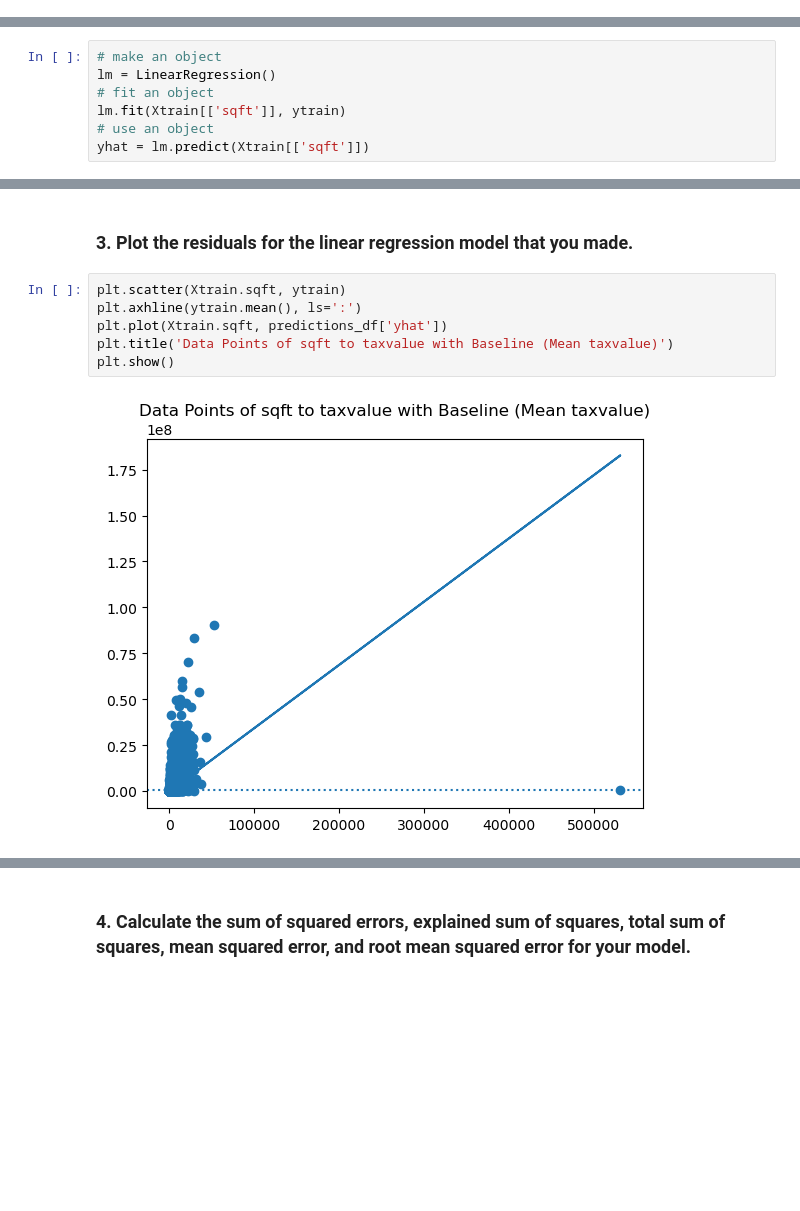
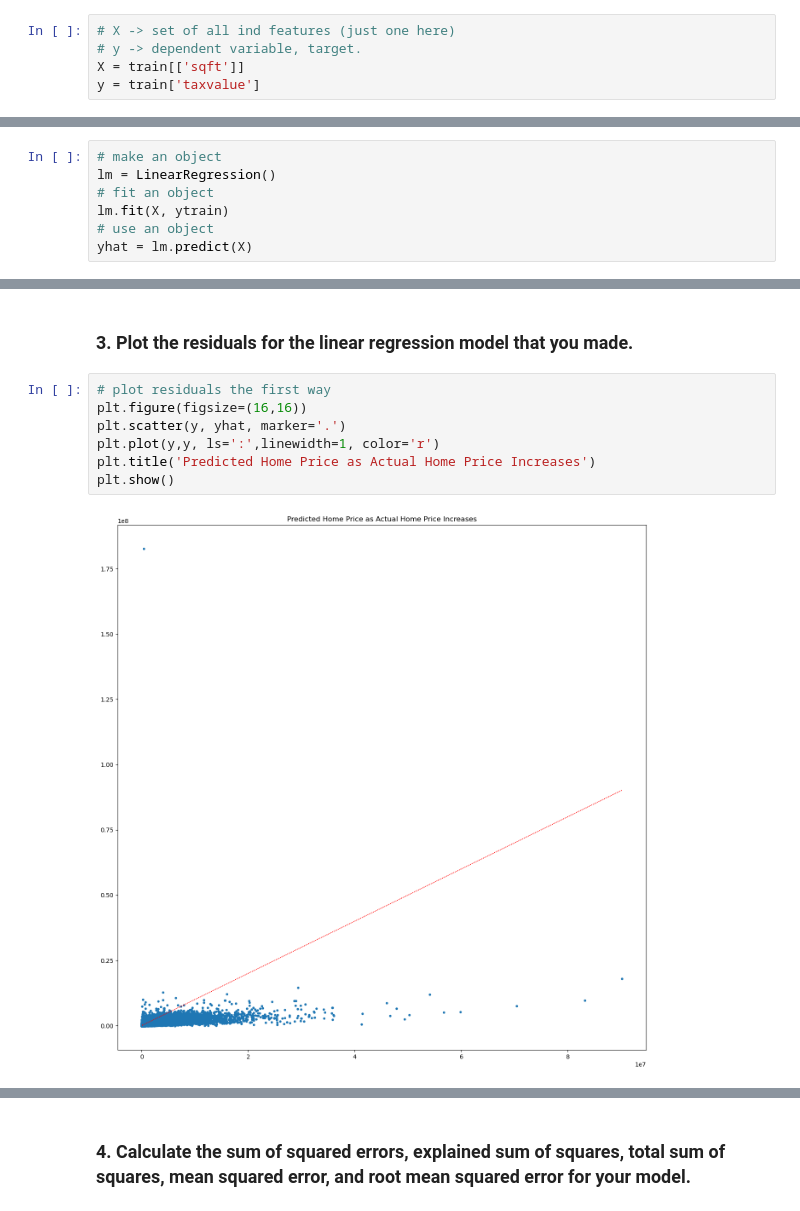
Before and after one commit to Segura-Jorge/regression-exercises, a Jupyter notebook: evaluate.ipynb, the cells around one changed output, grey strips where cells are left out. Drawn from its saved outputs; the diff is of its cells as text; blank space fills up the shorter version.

```diff
--- a/evaluate.ipynb
+++ b/evaluate.ipynb
@@ -84,6 +86,11 @@ ytrain
 278295     407928
 774830     305061
 Name: taxvalue, Length: 1283062, dtype: int64
+# %%
+# X -> set of all ind features (just one here)
+# y -> dependent variable, target.
+X = train[['sqft']]
+y = train['taxvalue']
 # %% [markdown]
 ### 2. Fit a linear regression model (ordinary least squares) and compute yhat, predictions of taxvaluedollarcnt using only calculatedfinishedsqft.
 Here is some sample code to get you started:
@@ -101,6 +108,6 @@ ba
 # make an object
 lm = LinearRegression()
 # fit an object
-lm.fit(Xtrain[['sqft']], ytrain)
+lm.fit(X, ytrain)
 # use an object
-yhat = lm.predict(Xtrain[['sqft']])
+yhat = lm.predict(X)
@@ -145,10 +125,11 @@ predictions_df.head()
 # %% [markdown]
 ### 3. Plot the residuals for the linear regression model that you made.
 # %%
-plt.scatter(Xtrain.sqft, ytrain)
-plt.axhline(ytrain.mean(), ls=':')
-plt.plot(Xtrain.sqft, predictions_df['yhat'])
-plt.title('Data Points of sqft to taxvalue with Baseline (Mean taxvalue)')
+# plot residuals the first way
+plt.figure(figsize=(16,16))
+plt.scatter(y, yhat, marker='.')
+plt.plot(y,y, ls=':',linewidth=1, color='r')
+plt.title('Predicted Home Price as Actual Home Price Increases')
 plt.show()
 # %% [output]
-[figure, old version]
+[figure, new version]
```
Also changed, not shown: parts of 45 cells of this notebook, 3 other files.
